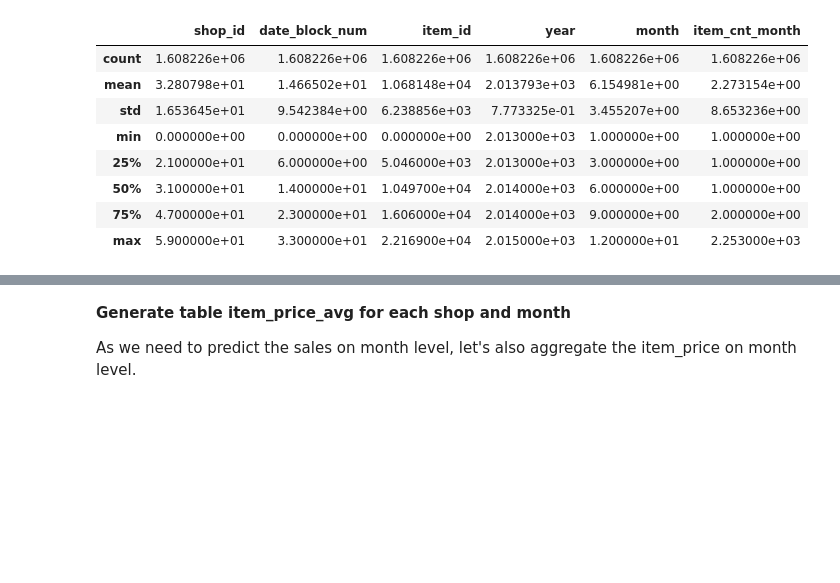
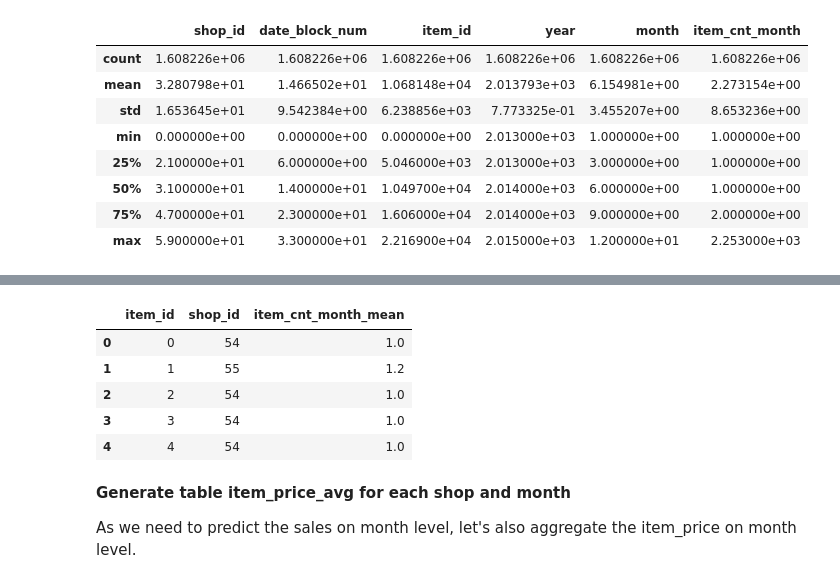
Before and after one commit to ATausif/predict-future-sales, a Jupyter notebook: main.ipynb, the cells around one changed output, grey strips where cells are left out. Drawn from its saved outputs; the diff is of its cells as text; code cells hidden in the pictures; blank space fills up the shorter version.

```diff
--- a/main.ipynb
+++ b/main.ipynb
@@ -214,3 +151,14 @@ sales_train1['item_cnt_month'] = sales_train1['item_cnt_month'].clip(0, 19.6)
+# %%
+# For test data, we can actually use the date_block_num ==33
+test_item_month_mean = sales_train1.groupby(['item_id', 'shop_id'], as_index=False)['item_cnt_month'].mean().rename(columns={'item_cnt_month': 'item_cnt_month_mean'})
+test_item_month_mean.head()
+# %% [output]
+|  | item_id | shop_id | item_cnt_month_mean |
+| 0 | 0 | 54 | 1.0 |
+| 1 | 1 | 55 | 1.2 |
+| 2 | 2 | 54 | 1.0 |
+| 3 | 3 | 54 | 1.0 |
+| 4 | 4 | 54 | 1.0 |
 # %% [markdown]
 **Generate table item_price_avg for each shop and month**
 
```
Also changed, not shown: parts of 39 cells of this notebook, 2 other files.
